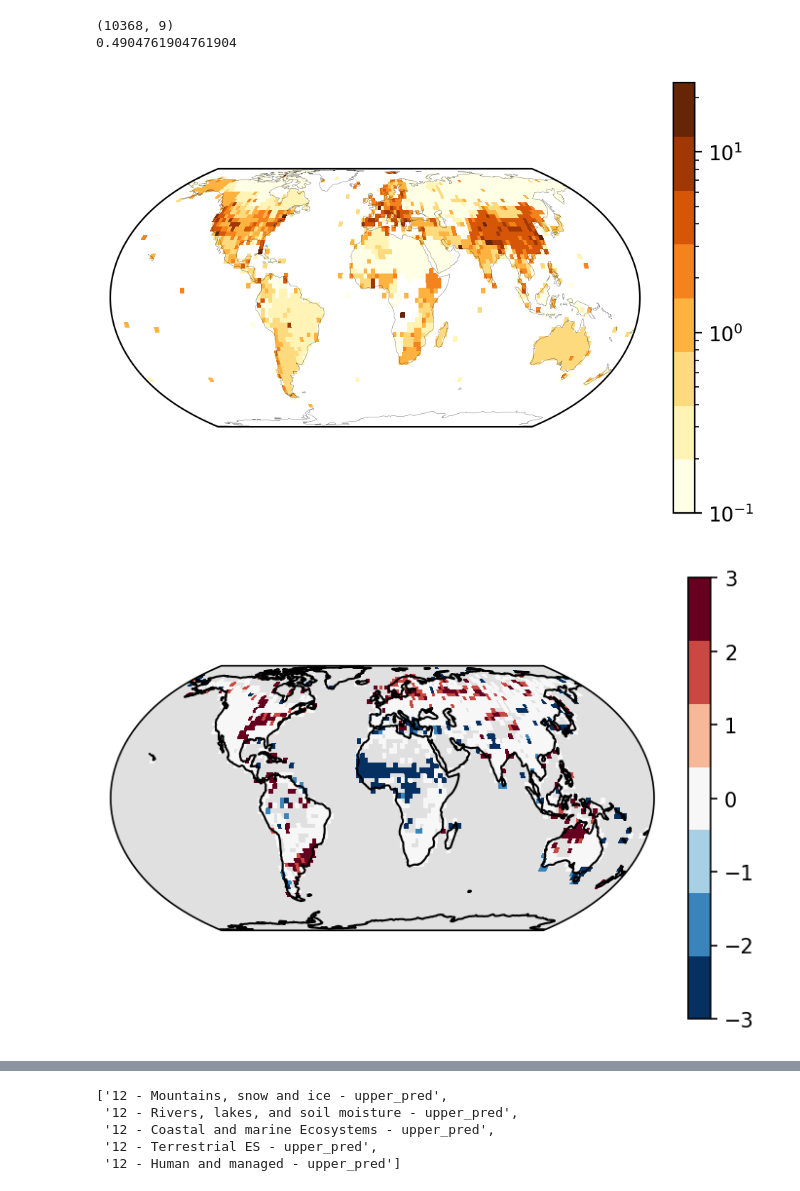
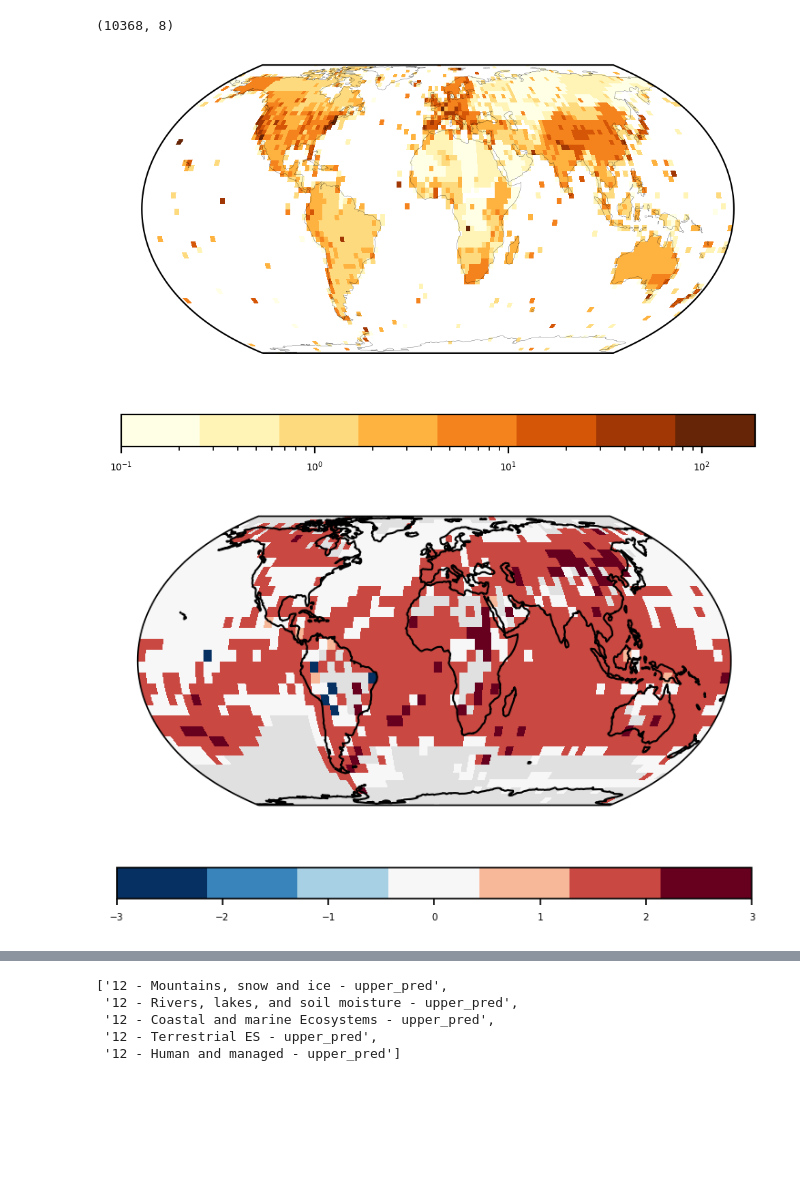
Before and after one commit to mcallaghan/regional-impacts-map, a Jupyter notebook: analysis/da_maps.ipynb, the cells around one changed output, grey strips where cells are left out. Cells and saved outputs as stored; diff of their text form; code cells hidden in the pictures; blank space fills up the shorter version.

```diff
--- a/analysis/da_maps.ipynb
+++ b/analysis/da_maps.ipynb
@@ -11,0 +174,19 @@ import cartopy.io.shapereader as shpreader
+# %%
+shp_ndf_df = pd.read_csv('../data/country_ndf_correspondence.csv')
+# %%
+ndf = pd.read_csv(f'../data/gridcell_studies_6 - Precipitation - upper_pred_2.5.csv')
+
+ndf["Country"] = np.nan
+ndf["na"] = np.where(pd.isna(ndf["da_cat"]),1,np.nan)
+ndf_ids = shp_ndf_df.loc[shp_ndf_df["shpfile_id"]==52, "ndf_id"]
+ndf.loc[ndf_ids,"Country"]=ndf.loc[ndf_ids,"n_study_prop"]
+ndf.loc[ndf_ids,"cmask"]=np.nan
+n = np.array(ndf.Country).reshape(len(ndf.LAT.unique()),len(ndf.LON.unique()))
+
+vm = np.nanmax(vm)
+
+cn = np.array(ndf.na).reshape(len(ndf.LAT.unique()),len(ndf.LON.unique()))
+
+bn = np.array(ndf.cmask).reshape(len(ndf.LAT.unique()),len(ndf.LON.unique()))
+
+n[~np.isnan(n)]
@@ -12,7 +252,6 @@ import cartopy.io.shapereader as shpreader
 # %%
-#for degrees in [.25,1,2.5]:
 for degrees in [2.5]:
-    ndf = pd.read_csv(f'../data/gridcell_studies_6 - Precipitation - upper_pred_{degrees}.csv')
+    ndf = pd.read_csv(f'../data/gridcell_studies_6 - Temperature - upper_pred_{degrees}.csv')
 
     print(ndf.shape)
 
@@ -35,20 +274,20 @@ for degrees in [2.5]:
         cmap=plt.cm.get_cmap('YlOrBr',8),
         transform=ccrs.PlateCarree()
     )
-    cbar = plt.colorbar(mesh)
+    cbar = plt.colorbar(mesh, orientation="horizontal")
+
+    cbar.ax.tick_params(labelsize=5)
+
+    plt.savefig(f"../plots/maps/temp_studies_{degrees}.png")
 
 
     ndf["evidence_cat"] = np.nan
 
     lots = ndf.n_study_prop.quantile(.9)
 
-    print(lots)
-
-    lots = 1
-
     ndf.loc[
         (abs(ndf['da_cat'])>1) & (ndf['n_study_prop']==0),"evidence_cat"
-    ] = 3
+    ] = 1
 
     ndf.loc[
         (abs(ndf['da_cat'])>1) & (ndf['n_study_prop']>0),"evidence_cat"
@@ -56,7 +295,7 @@ for degrees in [2.5]:
 
     ndf.loc[
         (abs(ndf['da_cat'])>1) & (ndf['n_study_prop']>lots),"evidence_cat"
-    ] = 1
+    ] = 3
 
     ndf.loc[
         (abs(ndf['da_cat'])==0) & (ndf['n_study_prop']==0),"evidence_cat"
@@ -70,7 +309,7 @@ for degrees in [2.5]:
         (abs(ndf['da_cat'])==0) & (ndf['n_study_prop']>lots),"evidence_cat"
     ] = 6
 
-    colors = ["#5e4fa2","#3288bd","#abdda4","#fee08b","#d53e4f","#9e0142"]
+    colors = ["#abdda4","#3288bd", "#5e4fa2","#fee08b","#d53e4f","#9e0142"]
 
     cmap = mpl.colors.ListedColormap(colors)
 
@@ -88,6 +327,7 @@ for degrees in [2.5]:
         ndf.loc[
             (pd.isna(ndf['da_cat'])) & (ndf['n_study_prop']>lots),"evidence_cat"
         ] = 9
+
 
     ## DA only
 
@@ -115,43 +355,47 @@ for degrees in [2.5]:
         cmap=plt.cm.get_cmap('RdBu_r',7), vmin=-3, vmax=3,
         transform=ccrs.PlateCarree(),
     )
-    cbar = plt.colorbar(mesh)
+    cbar = plt.colorbar(mesh, orientation="horizontal")
+
+    cbar.ax.tick_params(labelsize=5)
+
+    plt.savefig(f"../plots/maps/d_a_temp_{degrees}.png")
+
 
     ## Combination
 
     plt.figure(dpi=150)
 
     ax = plt.axes(projection=ccrs.EqualEarth())
 
     n = np.array(ndf.evidence_cat).reshape(len(ndf.LAT.unique()),len(ndf.LON.unique()))
 
     ax.coastlines(lw=0.2)
     mesh = ax.pcolormesh(
         ndf.LON.unique(),#-degrees*0.5,
         ndf.LAT.unique(),#-degrees*0.5,
         n,
         cmap = cmap,
         transform=ccrs.PlateCarree(),
     )
     cbar = plt.colorbar(mesh, orientation="horizontal")
     cbar.set_ticks(np.array(np.linspace(1,cmap.N,cmap.N+1)[:-1]+0.5))
 
-    #ax.add_feature(cartopy.feature.BORDERS, lw=0.5)
-
     cbar.set_ticklabels([
+        "D&A trend\n - impacts",
+        "D&A trend\n + impacts",
         "D&A trend\n ++ impacts",
-        "D&A trend\n + impacts",
-        "D&A trend\n - impacts",
         "no D&A trend\n - impacts",
         "no D&A trend\n + impacts",
         "no D&A trend\n ++ impacts",
         "no D&A data\n - impacts",
         "no D&A data\n + impacts",
         "no D&A data\n ++ impacts"
     ])
     cbar.ax.tick_params(labelsize=5)
+
+    plt.savefig(f"../plots/maps/d_a_temp_studies_{degrees}.png")
 # %% [output]
-(10368, 9)
-0.4904761904761904
+(10368, 8)
-[figure, old version]
+[figure, new version]
-[figure, old version]
+[figure, new version]
```
Also changed, not shown: parts of 15 cells of this notebook, 12 other files.
